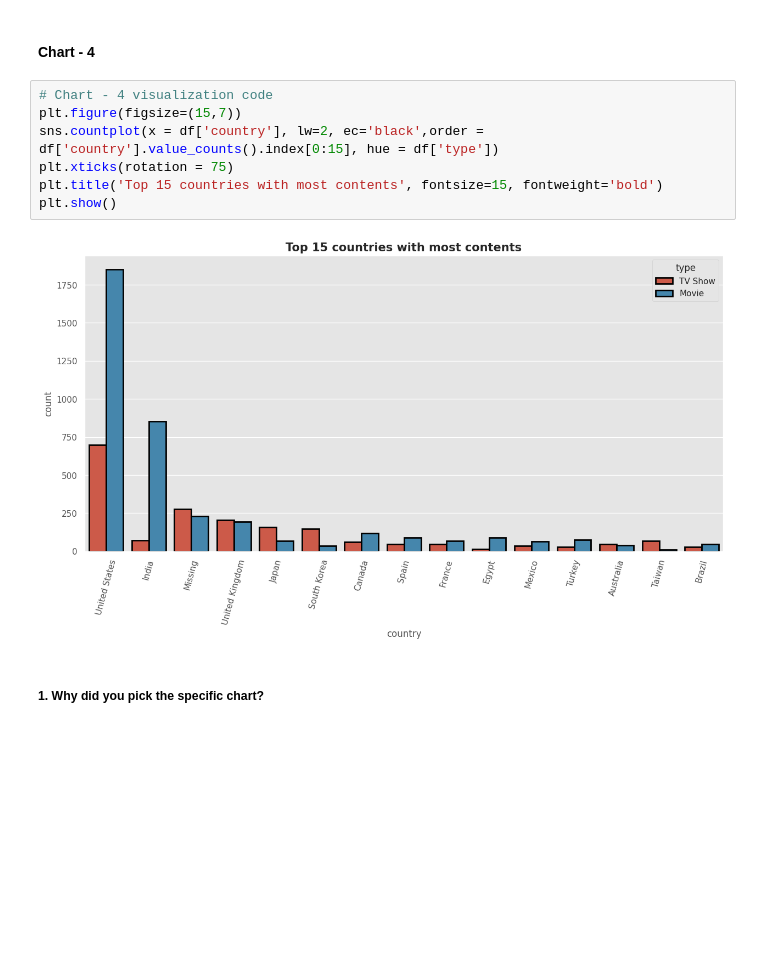
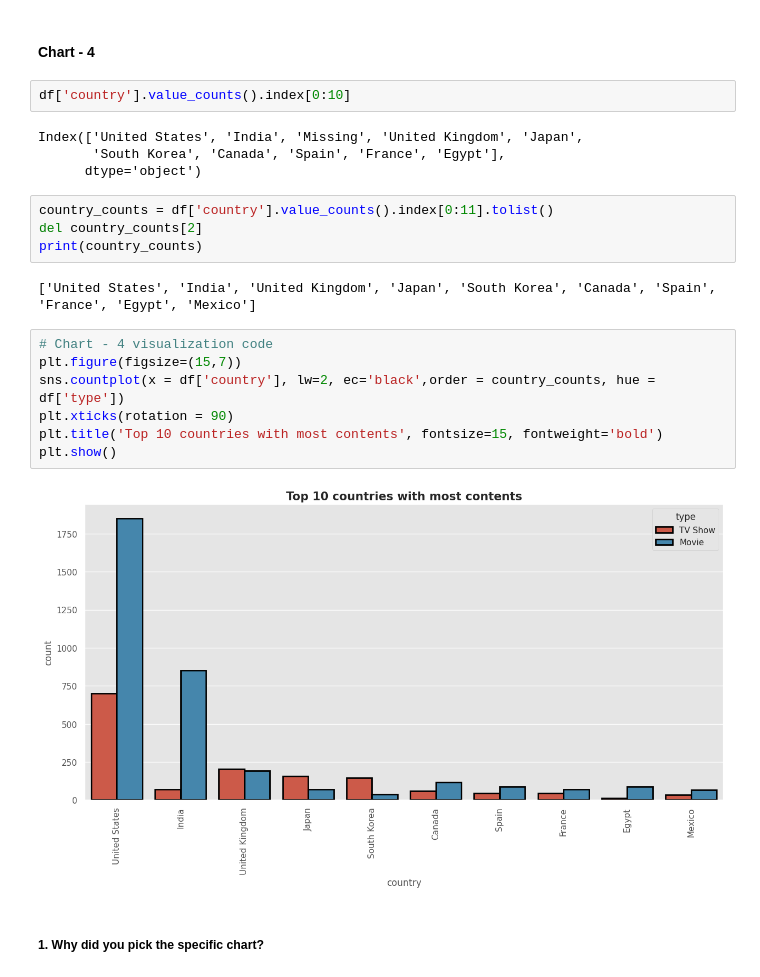
Before and after one commit to amol004/NETFLIX-MOVIES-AND-TV-SHOWS-CLUSTERING, a Jupyter notebook: NETFLIX_MOVIES_AND_TV_SHOWS_CLUSTERING.ipynb, the cells around one changed output. Cells and saved outputs as stored; diff of their text form; blank space fills up the shorter version.

```diff
--- a/NETFLIX_MOVIES_AND_TV_SHOWS_CLUSTERING.ipynb
+++ b/NETFLIX_MOVIES_AND_TV_SHOWS_CLUSTERING.ipynb
@@ -446,15 +446,27 @@ Are there any insights that lead to negative growth? Justify with specific reaso
 Answer Here
 # %% [markdown]
 #### Chart - 4
+# %%
+df['country'].value_counts().index[0:10]
+# %% [output]
+Index(['United States', 'India', 'Missing', 'United Kingdom', 'Japan',
+       'South Korea', 'Canada', 'Spain', 'France', 'Egypt'],
+      dtype='object')
+# %%
+country_counts = df['country'].value_counts().index[0:11].tolist()
+del country_counts[2]
+print(country_counts)
+# %% [output]
+['United States', 'India', 'United Kingdom', 'Japan', 'South Korea', 'Canada', 'Spain', 'France', 'Egypt', 'Mexico']
 # %%
 # Chart - 4 visualization code
 plt.figure(figsize=(15,7))
-sns.countplot(x = df['country'], lw=2, ec='black',order = df['country'].value_counts().index[0:15], hue = df['type'])
-plt.xticks(rotation = 75)
-plt.title('Top 15 countries with most contents', fontsize=15, fontweight='bold')
+sns.countplot(x = df['country'], lw=2, ec='black',order = country_counts, hue = df['type'])
+plt.xticks(rotation = 90)
+plt.title('Top 10 countries with most contents', fontsize=15, fontweight='bold')
 plt.show()
 # %% [output]
-[figure, old version]
+[figure, new version]
 # %% [markdown]
 ##### 1. Why did you pick the specific chart?
 # %% [markdown]
```
